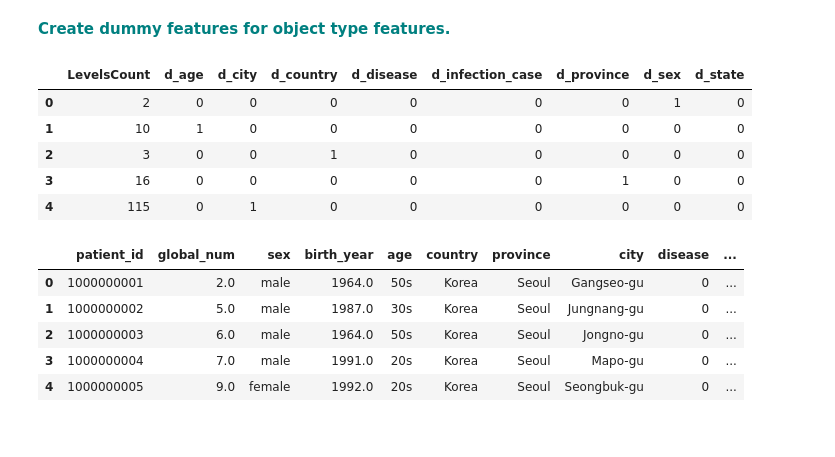
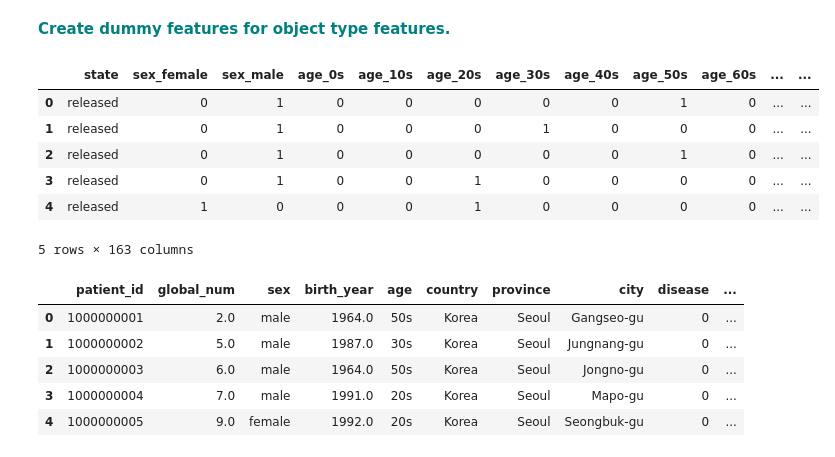
Before and after one commit to batkaw/Springboard, a Jupyter notebook: Mini Projects/RandomForest_casestudy_covid19.ipynb, the cells around one changed output. Cells and saved outputs as stored; diff of their text form; code cells hidden in the pictures.

```diff
--- a/Mini Projects/RandomForest_casestudy_covid19.ipynb
+++ b/Mini Projects/RandomForest_casestudy_covid19.ipynb
@@ -337,7 +337,8 @@ dfo.shape
 #get levels for all variables
 vn = pd.DataFrame(dfo.nunique()).reset_index()
 vn.columns = ['VarName', 'LevelsCount']
-vn.sort_values(by='LevelsCount', ascending =False)
+#vn = vn.sort_values(by='LevelsCount', ascending =False)
+vn = vn.head(6)
 vn
 # %% [output]
 |  | VarName | LevelsCount |
@@ -367,15 +366,16 @@ plt.show()
 # %% [markdown]
 **<font color='teal'> Create dummy features for object type features. </font>**
 # %%
-dummy_features = pd.get_dummies(vn, columns=['VarName'], prefix = ['d'])
+dummy_features = pd.get_dummies(dfo, columns=vn.VarName)
 dummy_features.head()
 # %% [output]
-|  | LevelsCount | d_age | d_city | d_country | d_disease | d_infection_case | d_province | d_sex | d_state |
-| 0 | 2 | 0 | 0 | 0 | 0 | 0 | 0 | 1 | 0 |
-| 1 | 10 | 1 | 0 | 0 | 0 | 0 | 0 | 0 | 0 |
-| 2 | 3 | 0 | 0 | 1 | 0 | 0 | 0 | 0 | 0 |
-| 3 | 16 | 0 | 0 | 0 | 0 | 0 | 1 | 0 | 0 |
-| 4 | 115 | 0 | 1 | 0 | 0 | 0 | 0 | 0 | 0 |
+|  | state | sex_female | sex_male | age_0s | age_10s | age_20s | age_30s | age_40s | age_50s | age_60s | ... | ... |
+| 0 | released | 0 | 1 | 0 | 0 | 0 | 0 | 0 | 1 | 0 | ... | ... |
+| 1 | released | 0 | 1 | 0 | 0 | 0 | 1 | 0 | 0 | 0 | ... | ... |
+| 2 | released | 0 | 1 | 0 | 0 | 0 | 0 | 0 | 1 | 0 | ... | ... |
+| 3 | released | 0 | 1 | 0 | 0 | 1 | 0 | 0 | 0 | 0 | ... | ... |
+| 4 | released | 1 | 0 | 0 | 0 | 1 | 0 | 0 | 0 | 0 | ... | ... |
+5 rows × 163 columns
 # %%
 df[['age']]
 df.head()
```
Also changed, not shown: parts of 9 cells of this notebook.
